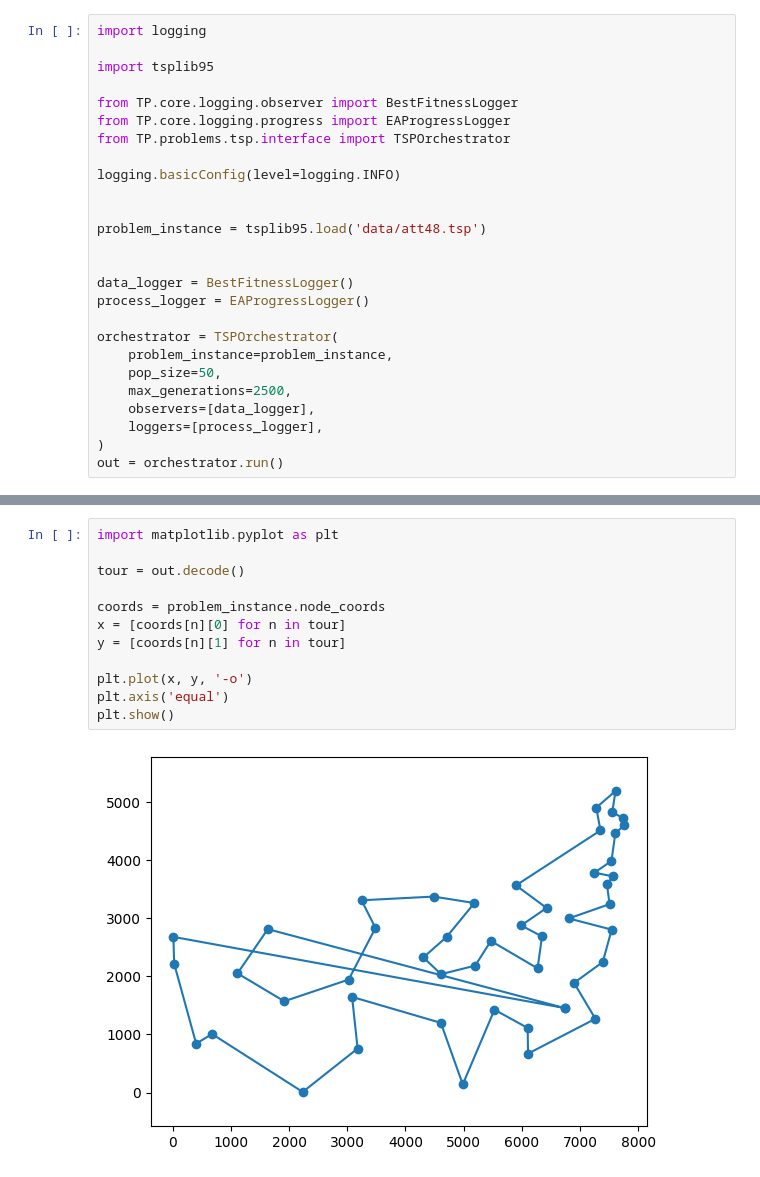
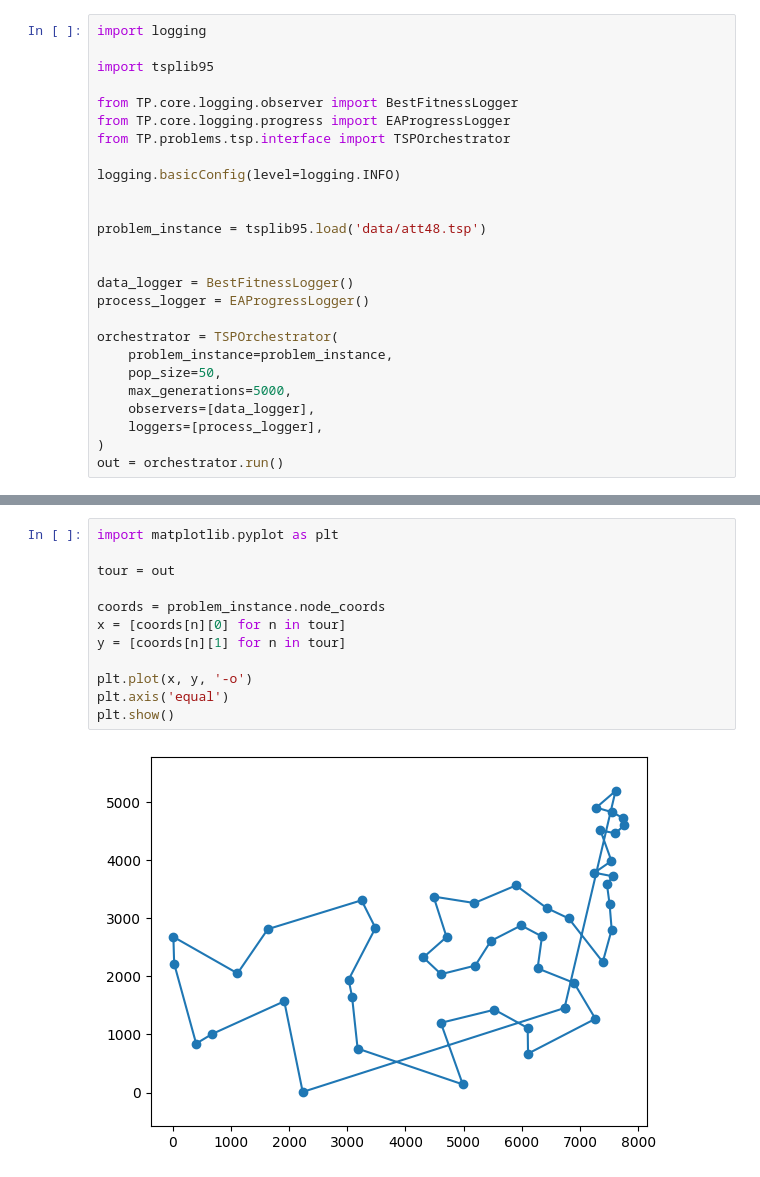
Before and after one commit to gbonanato/comp_ev_group_F, a Jupyter notebook: notebooks/TP2/tsp.ipynb, the cells around one changed output, grey strips where cells are left out. Saved outputs shown, nothing was run; the diff lists cells and outputs as text.

```diff
--- a/notebooks/TP2/tsp.ipynb
+++ b/notebooks/TP2/tsp.ipynb
@@ -19,7 +19,7 @@ process_logger = EAProgressLogger()
 orchestrator = TSPOrchestrator(
     problem_instance=problem_instance,
     pop_size=50,
-    max_generations=2500,
+    max_generations=5000,
     observers=[data_logger],
     loggers=[process_logger],
 )
@@ -45,14 +45,14 @@ INFO:TP.core.logging.progress:EA finished | generations=2500 | best_fitness=0.00
 # %%
 import matplotlib.pyplot as plt
 
-tour = out.decode()
+tour = out
 
 coords = problem_instance.node_coords
 x = [coords[n][0] for n in tour]
 y = [coords[n][1] for n in tour]
 
 plt.plot(x, y, '-o')
 plt.axis('equal')
 plt.show()
 # %% [output]
-[figure, old version]
+[figure, new version]
```
Also changed, not shown: parts of 4 cells of this notebook, 2 other files.
